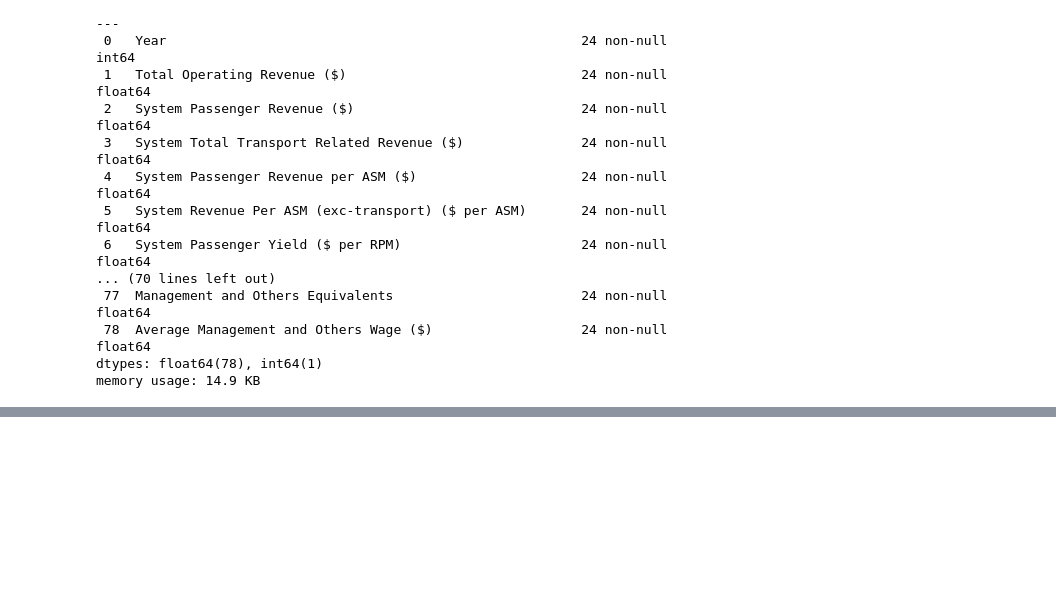
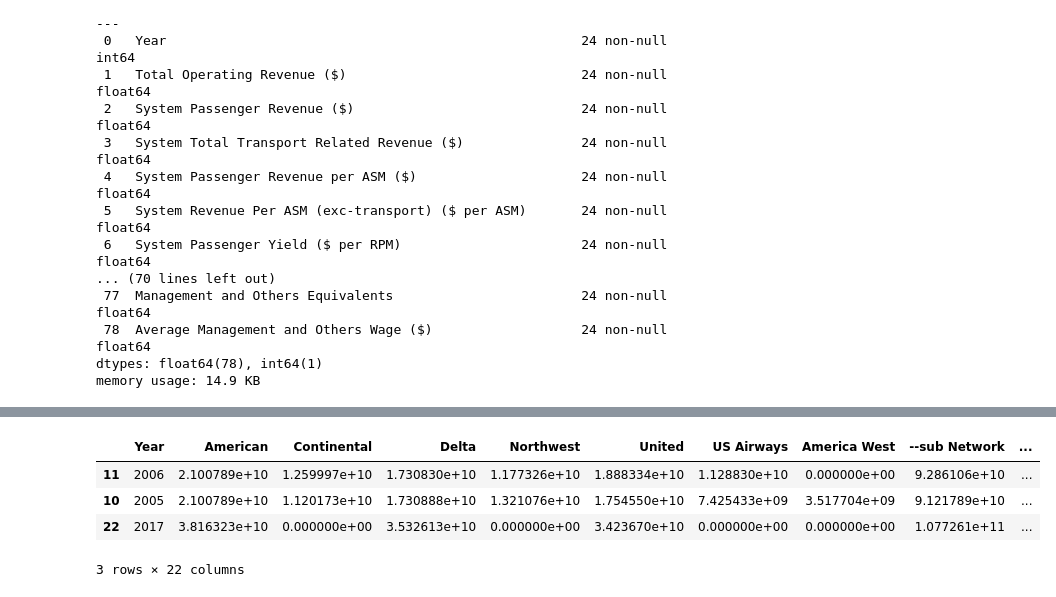
Before and after one commit to fredyen/airline-data-analysis, a Jupyter notebook: airline-da.ipynb, the cells around one changed output, grey strips where cells are left out. Drawn from its saved outputs; the diff is of its cells as text; code cells hidden in the pictures; blank space fills up the shorter version.

Commit message:
Loaded all initial dataframes

```diff
--- a/airline-da.ipynb
+++ b/airline-da.ipynb
@@ -60,0 +52,4 @@ memory usage: 14.9 KB
+# %%
+# Import CSV files
+
+airline_expenses = pd.read_csv('airline_expenses.csv')
@@ -60,0 +76,8 @@ memory usage: 14.9 KB
+# %%
+airline_expenses.sample(3)
+# %% [output]
+|  | Year | American | Continental | Delta | Northwest | United | US Airways | America West | --sub Network | ... |
+| 11 | 2006 | 2.100789e+10 | 1.259997e+10 | 1.730830e+10 | 1.177326e+10 | 1.888334e+10 | 1.128830e+10 | 0.000000e+00 | 9.286106e+10 | ... |
+| 10 | 2005 | 2.100789e+10 | 1.120173e+10 | 1.730888e+10 | 1.321076e+10 | 1.754550e+10 | 7.425433e+09 | 3.517704e+09 | 9.121789e+10 | ... |
+| 22 | 2017 | 3.816323e+10 | 0.000000e+00 | 3.532613e+10 | 0.000000e+00 | 3.423670e+10 | 0.000000e+00 | 0.000000e+00 | 1.077261e+11 | ... |
+3 rows × 22 columns
```
Also changed, not shown: parts of 10 cells of this notebook.
